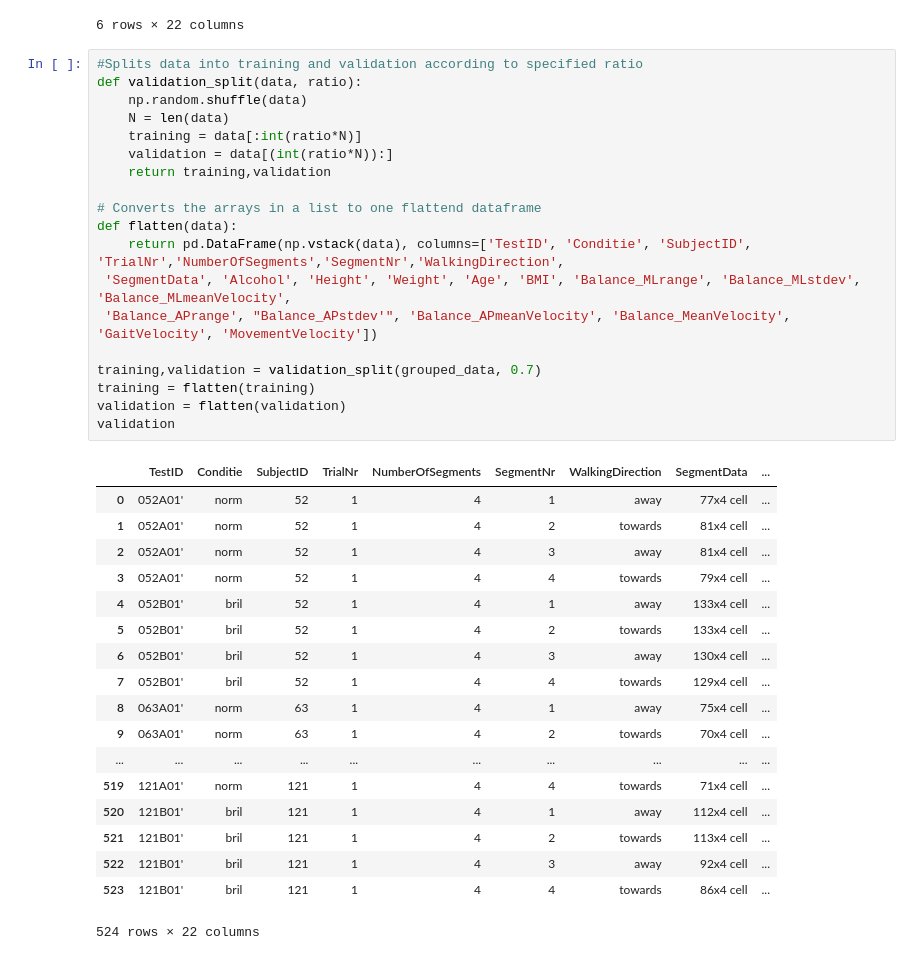
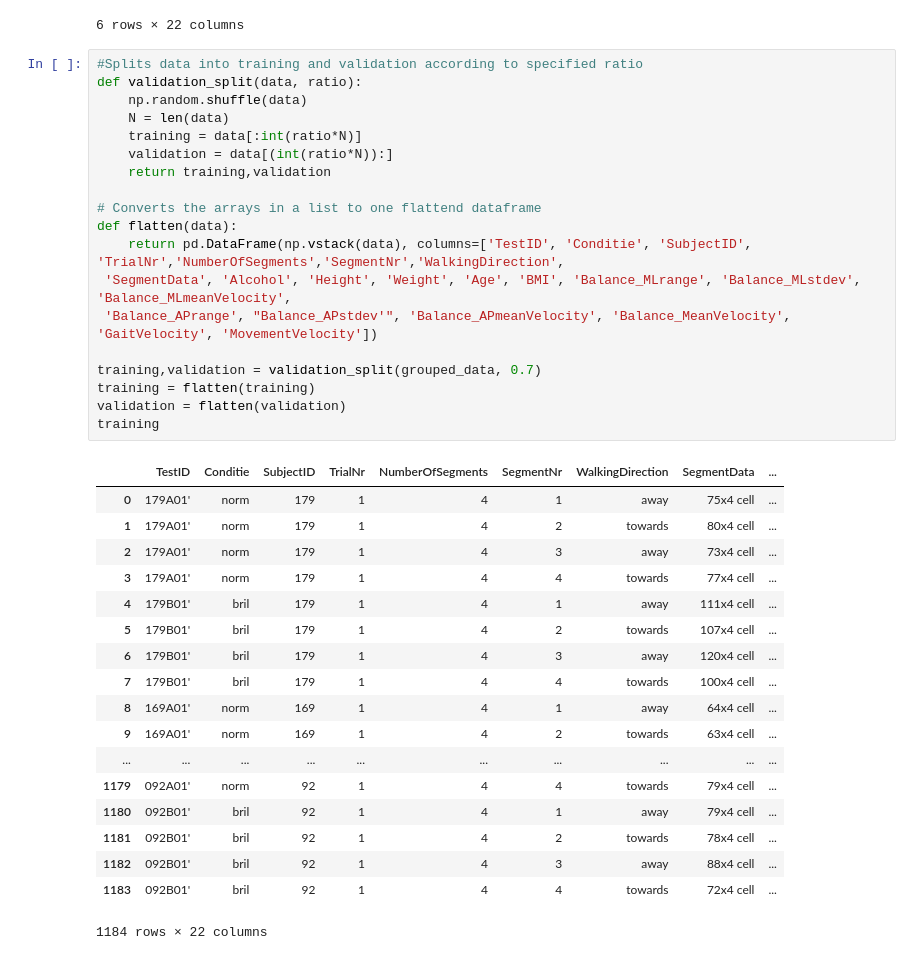
Before and after one commit to VivienvV/fallrisk, a Jupyter notebook: Machine_learning/Group and Split.ipynb, the cells around one changed output. Drawn from its saved outputs; the diff is of its cells as text.

```diff
--- a/Machine_learning/Group and Split.ipynb
+++ b/Machine_learning/Group and Split.ipynb
@@ -43,38 +43,38 @@ grouped_data[0]
 # %%
 #Splits data into training and validation according to specified ratio
 def validation_split(data, ratio):
     np.random.shuffle(data)
     N = len(data)
     training = data[:int(ratio*N)]
     validation = data[(int(ratio*N)):]
     return training,validation
 
 # Converts the arrays in a list to one flattend dataframe
 def flatten(data):
     return pd.DataFrame(np.vstack(data), columns=['TestID', 'Conditie', 'SubjectID', 'TrialNr','NumberOfSegments','SegmentNr','WalkingDirection',
  'SegmentData', 'Alcohol', 'Height', 'Weight', 'Age', 'BMI', 'Balance_MLrange', 'Balance_MLstdev', 'Balance_MLmeanVelocity',
  'Balance_APrange', "Balance_APstdev'", 'Balance_APmeanVelocity', 'Balance_MeanVelocity', 'GaitVelocity', 'MovementVelocity'])
 
 training,validation = validation_split(grouped_data, 0.7)
 training = flatten(training)
 validation = flatten(validation)
-validation
+training
 # %% [output]
 |  | TestID | Conditie | SubjectID | TrialNr | NumberOfSegments | SegmentNr | WalkingDirection | SegmentData | ... |
-| 0 | 052A01' | norm | 52 | 1 | 4 | 1 | away | 77x4 cell | ... |
-| 1 | 052A01' | norm | 52 | 1 | 4 | 2 | towards | 81x4 cell | ... |
-| 2 | 052A01' | norm | 52 | 1 | 4 | 3 | away | 81x4 cell | ... |
-| 3 | 052A01' | norm | 52 | 1 | 4 | 4 | towards | 79x4 cell | ... |
-| 4 | 052B01' | bril | 52 | 1 | 4 | 1 | away | 133x4 cell | ... |
-| 5 | 052B01' | bril | 52 | 1 | 4 | 2 | towards | 133x4 cell | ... |
-| 6 | 052B01' | bril | 52 | 1 | 4 | 3 | away | 130x4 cell | ... |
-| 7 | 052B01' | bril | 52 | 1 | 4 | 4 | towards | 129x4 cell | ... |
-| 8 | 063A01' | norm | 63 | 1 | 4 | 1 | away | 75x4 cell | ... |
-| 9 | 063A01' | norm | 63 | 1 | 4 | 2 | towards | 70x4 cell | ... |
+| 0 | 179A01' | norm | 179 | 1 | 4 | 1 | away | 75x4 cell | ... |
+| 1 | 179A01' | norm | 179 | 1 | 4 | 2 | towards | 80x4 cell | ... |
+| 2 | 179A01' | norm | 179 | 1 | 4 | 3 | away | 73x4 cell | ... |
+| 3 | 179A01' | norm | 179 | 1 | 4 | 4 | towards | 77x4 cell | ... |
+| 4 | 179B01' | bril | 179 | 1 | 4 | 1 | away | 111x4 cell | ... |
+| 5 | 179B01' | bril | 179 | 1 | 4 | 2 | towards | 107x4 cell | ... |
+| 6 | 179B01' | bril | 179 | 1 | 4 | 3 | away | 120x4 cell | ... |
+| 7 | 179B01' | bril | 179 | 1 | 4 | 4 | towards | 100x4 cell | ... |
+| 8 | 169A01' | norm | 169 | 1 | 4 | 1 | away | 64x4 cell | ... |
+| 9 | 169A01' | norm | 169 | 1 | 4 | 2 | towards | 63x4 cell | ... |
 | ... | ... | ... | ... | ... | ... | ... | ... | ... | ... |
-| 519 | 121A01' | norm | 121 | 1 | 4 | 4 | towards | 71x4 cell | ... |
-| 520 | 121B01' | bril | 121 | 1 | 4 | 1 | away | 112x4 cell | ... |
-| 521 | 121B01' | bril | 121 | 1 | 4 | 2 | towards | 113x4 cell | ... |
-| 522 | 121B01' | bril | 121 | 1 | 4 | 3 | away | 92x4 cell | ... |
-| 523 | 121B01' | bril | 121 | 1 | 4 | 4 | towards | 86x4 cell | ... |
+| 1179 | 092A01' | norm | 92 | 1 | 4 | 4 | towards | 79x4 cell | ... |
+| 1180 | 092B01' | bril | 92 | 1 | 4 | 1 | away | 79x4 cell | ... |
+| 1181 | 092B01' | bril | 92 | 1 | 4 | 2 | towards | 78x4 cell | ... |
+| 1182 | 092B01' | bril | 92 | 1 | 4 | 3 | away | 88x4 cell | ... |
+| 1183 | 092B01' | bril | 92 | 1 | 4 | 4 | towards | 72x4 cell | ... |
-524 rows × 22 columns
+1184 rows × 22 columns
```
